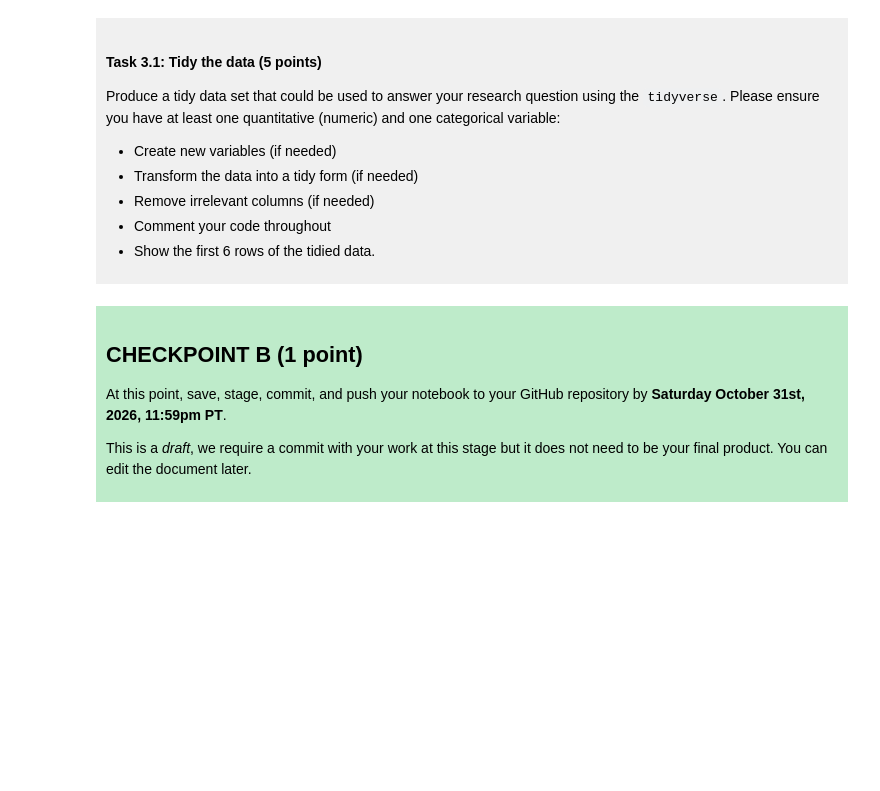
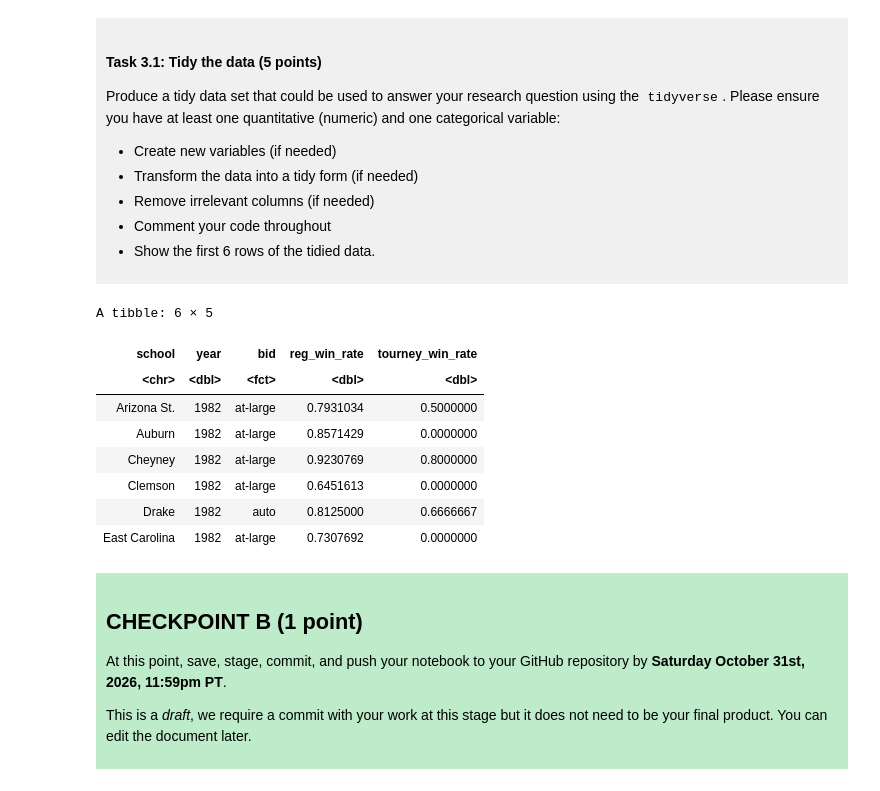
Before and after one commit to KayDoggo/DSCI-100-Project-2026-Fall, a Jupyter notebook: dsci-100-project-notebook.ipynb, the cells around one changed output. Saved outputs shown, nothing was run; the diff lists cells and outputs as text; code cells hidden in the pictures; blank space fills up the shorter version.

```diff
--- a/dsci-100-project-notebook.ipynb
+++ b/dsci-100-project-notebook.ipynb
@@ -189,7 +216,22 @@ Produce a tidy data set that could be used to answer your research question usin
 
 </div>
 # %%
-### EDIT THIS CODE CELL ###
+march_madness_tidy <- march_madness |>
+    mutate(reg_win_rate = reg_wins / (reg_wins + reg_losses), tourney_win_rate = tourney_wins / (tourney_wins + tourney_losses),
+           bid = as_factor(bid)) |>
+    select(school, year, bid, reg_win_rate, tourney_win_rate)
+
+head(march_madness_tidy)
+# %% [output]
+A tibble: 6 × 5
+| school | year | bid | reg_win_rate | tourney_win_rate |
+| <chr> | <dbl> | <fct> | <dbl> | <dbl> |
+| Arizona St. | 1982 | at-large | 0.7931034 | 0.5000000 |
+| Auburn | 1982 | at-large | 0.8571429 | 0.0000000 |
+| Cheyney | 1982 | at-large | 0.9230769 | 0.8000000 |
+| Clemson | 1982 | at-large | 0.6451613 | 0.0000000 |
+| Drake | 1982 | auto | 0.8125000 | 0.6666667 |
+| East Carolina | 1982 | at-large | 0.7307692 | 0.0000000 |
 # %% [markdown]
 <div style="background-color: #beebca; padding: 10px;">
 
```
Also changed, not shown: parts of 3 cells of this notebook.
